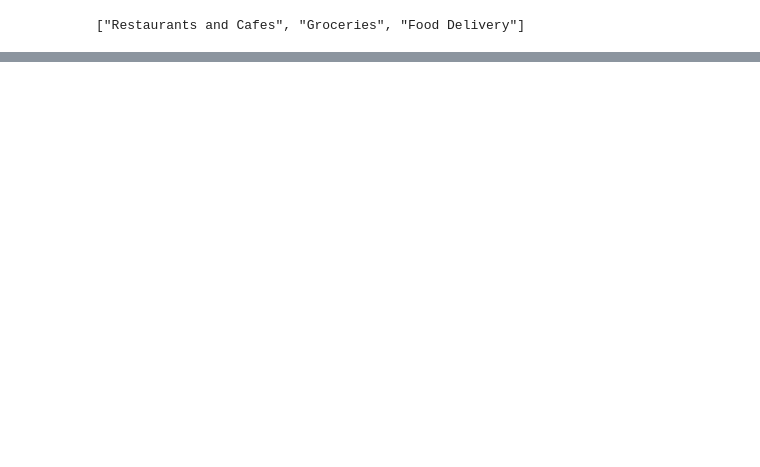
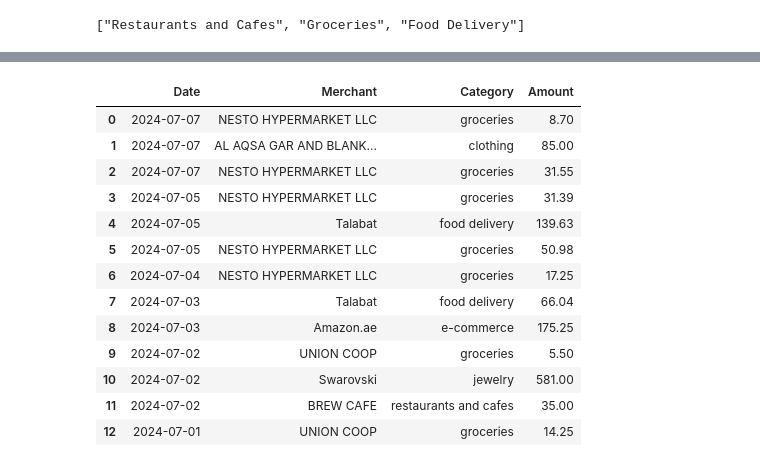
Before and after one commit to x110/SpendWise, a Jupyter notebook: notebooks/playground.ipynb, the cells around one changed output, grey strips where cells are left out. Drawn from its saved outputs; the diff is of its cells as text; code cells hidden in the pictures; blank space fills up the shorter version.

```diff
--- a/notebooks/playground.ipynb
+++ b/notebooks/playground.ipynb
@@ -709,0 +721,18 @@ except ValueError:
+# %%
+df2 = df.filter(['Date', 'Merchant', 'Category','Amount'])
+df2
+# %% [output]
+|  | Date | Merchant | Category | Amount |
+| 0 | 2024-07-07 | NESTO HYPERMARKET LLC | groceries | 8.70 |
+| 1 | 2024-07-07 | AL AQSA GAR AND BLANK... | clothing | 85.00 |
+| 2 | 2024-07-07 | NESTO HYPERMARKET LLC | groceries | 31.55 |
+| 3 | 2024-07-05 | NESTO HYPERMARKET LLC | groceries | 31.39 |
+| 4 | 2024-07-05 | Talabat | food delivery | 139.63 |
+| 5 | 2024-07-05 | NESTO HYPERMARKET LLC | groceries | 50.98 |
+| 6 | 2024-07-04 | NESTO HYPERMARKET LLC | groceries | 17.25 |
+| 7 | 2024-07-03 | Talabat | food delivery | 66.04 |
+| 8 | 2024-07-03 | Amazon.ae | e-commerce | 175.25 |
+| 9 | 2024-07-02 | UNION COOP | groceries | 5.50 |
+| 10 | 2024-07-02 | Swarovski | jewelry | 581.00 |
+| 11 | 2024-07-02 | BREW CAFE | restaurants and cafes | 35.00 |
+| 12 | 2024-07-01 | UNION COOP | groceries | 14.25 |
```
Also changed, not shown: parts of 6 cells of this notebook, 1 other file.
